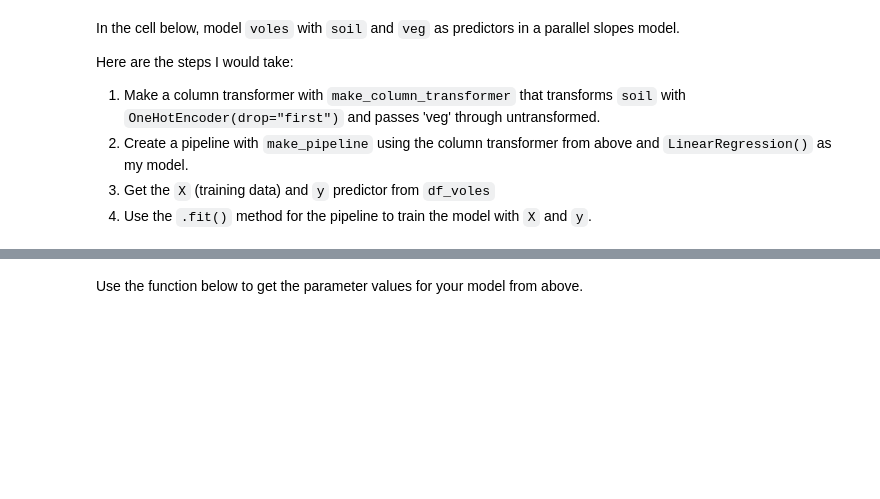
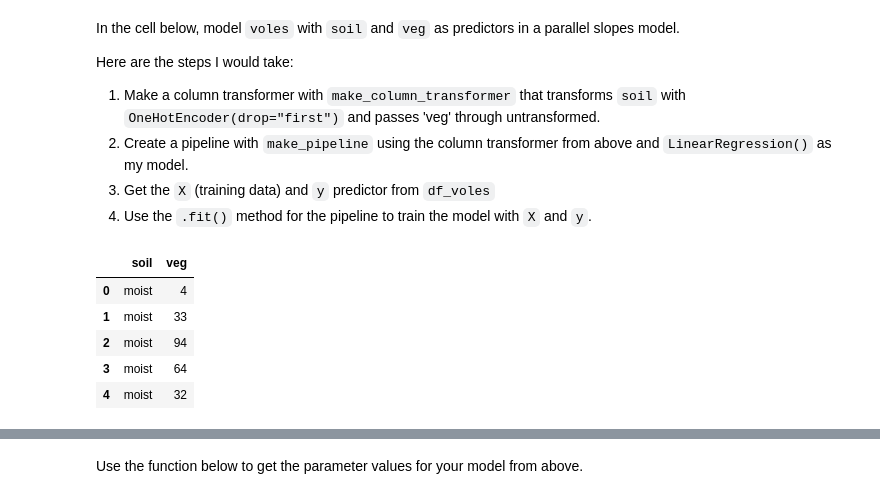
Before and after one commit to UNC-DATA-730/unit-6-assignment-dlee002, a Jupyter notebook: assignment6.ipynb, the cells around one changed output, grey strips where cells are left out. Saved outputs shown, nothing was run; the diff lists cells and outputs as text; code cells hidden in the pictures; blank space fills up the shorter version.

```diff
--- a/assignment6.ipynb
+++ b/assignment6.ipynb
@@ -80,3 +85,22 @@ Here are the steps I would take:
 2. Create a pipeline with `make_pipeline` using the column transformer from above and `LinearRegression()` as my model.
 3. Get the `X` (training data) and `y` predictor from `df_voles`
 4. Use the `.fit()` method for the pipeline to train the model with `X` and `y`.
+# %%
+#1
+column_transformer = make_column_transformer(
+    ('passthrough', ['veg']),
+    (OneHotEncoder(drop="first"), ['soil']))
+#2
+pl = make_pipeline(column_transformer, LinearRegression())
+
+#3
+X, y = df_voles.loc[:, ['soil','veg']], df_voles['voles'].values
+# %%
+X.head()
+# %% [output]
+|  | soil | veg |
+| 0 | moist | 4 |
+| 1 | moist | 33 |
+| 2 | moist | 94 |
+| 3 | moist | 64 |
+| 4 | moist | 32 |
```
Also changed, not shown: parts of 5 cells of this notebook.
